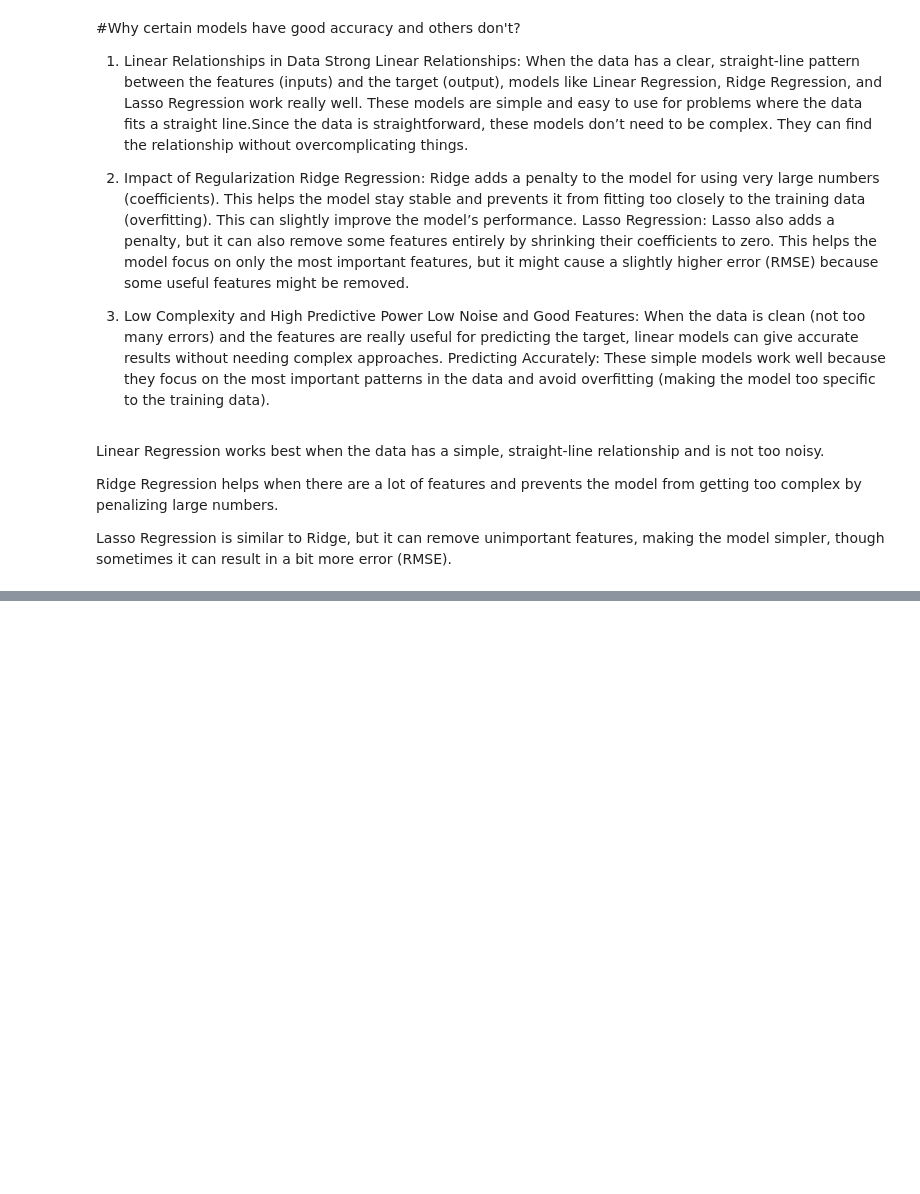
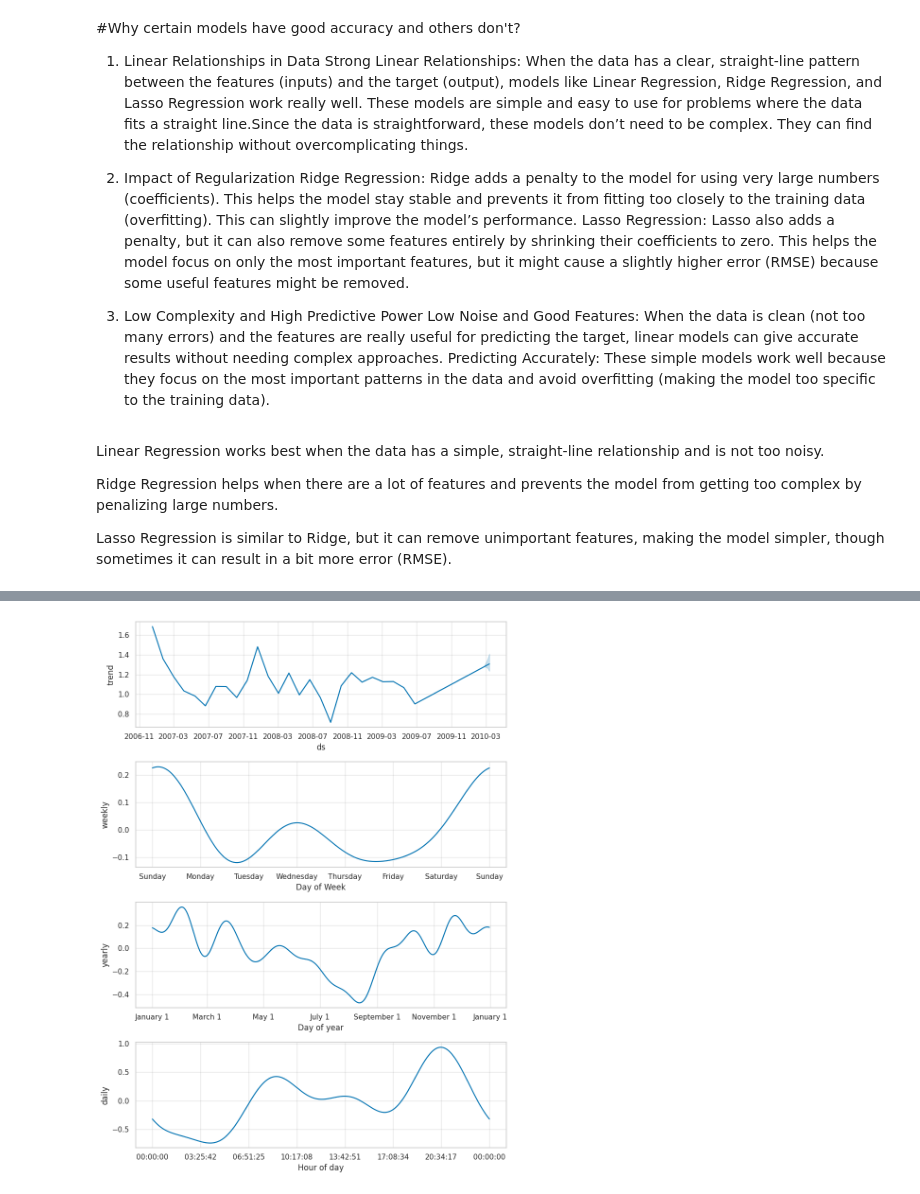
Before and after one commit to AechGit/Energy-Consumption-Project-Springboard, a Jupyter notebook: Hitesh_Energy_consumption_Prediction.ipynb, the cells around one changed output, grey strips where cells are left out. Cells and saved outputs as stored; diff of their text form; code cells hidden in the pictures; blank space fills up the shorter version.

```diff
--- a/Hitesh_Energy_consumption_Prediction.ipynb
+++ b/Hitesh_Energy_consumption_Prediction.ipynb
@@ -677,0 +918,4 @@ Lasso Regression is similar to Ridge, but it can remove unimportant features, ma
+# %%
+model.plot_components(predictions_30days);
+# %% [output]
+[figure, added]
```
Also changed, not shown: parts of 32 cells of this notebook.
